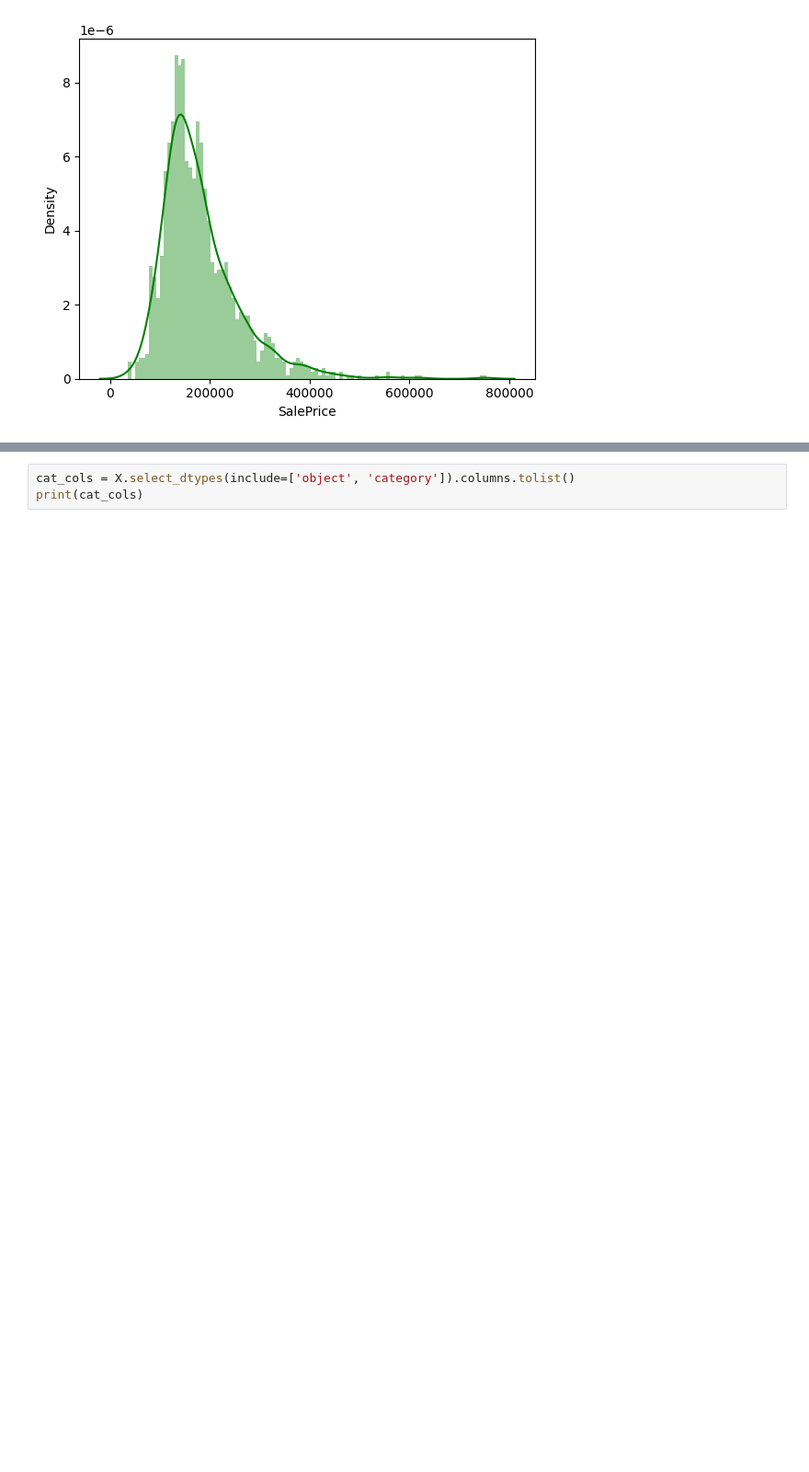
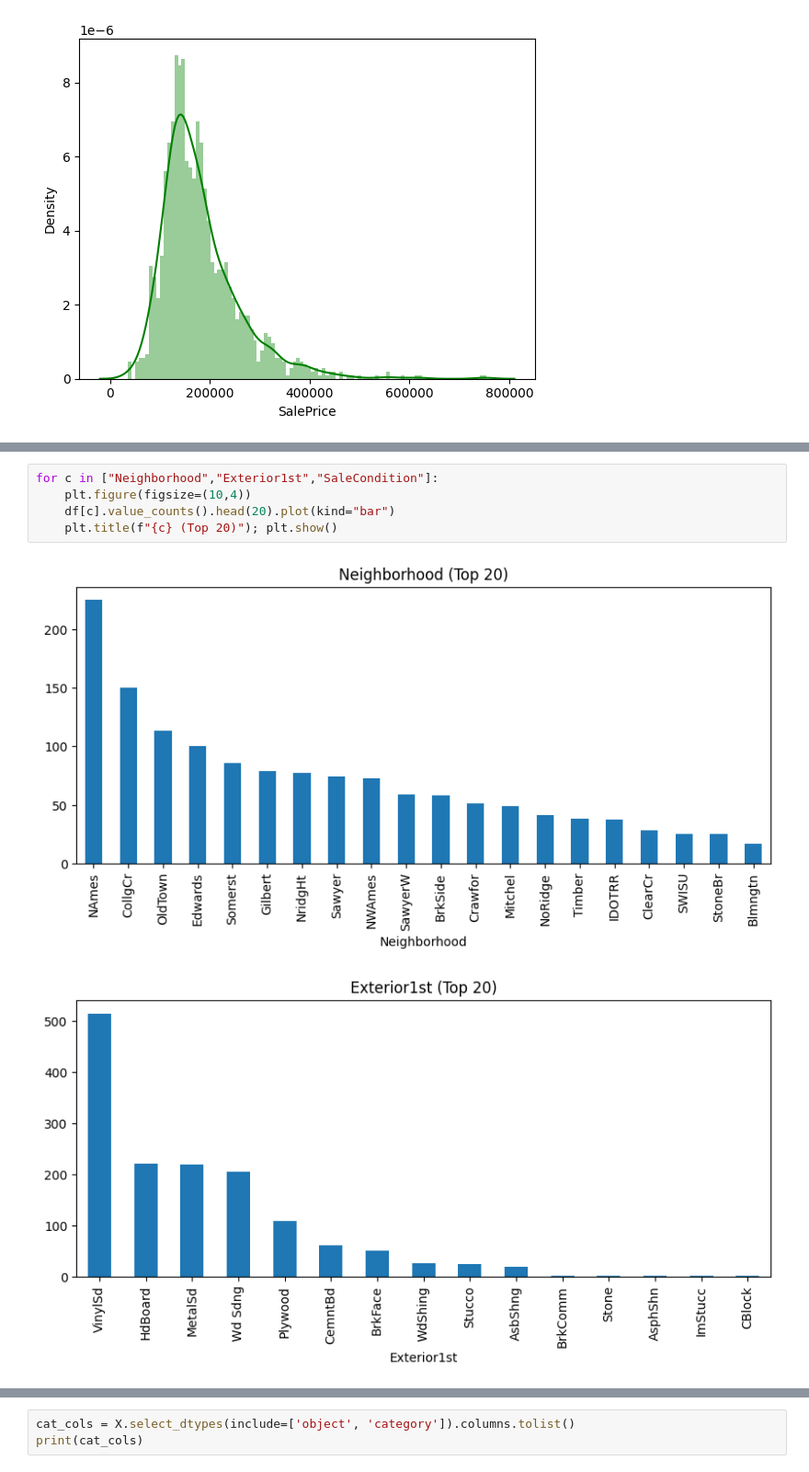
Before and after one commit to ArulR1006/Dataset, a Jupyter notebook: notebook5e76b4f70e.ipynb, the cells around one changed output, grey strips where cells are left out. Shown at 92% size. Saved outputs shown, nothing was run; the diff lists cells and outputs as text; blank space fills up the shorter version.

```diff
--- a/notebook5e76b4f70e.ipynb
+++ b/notebook5e76b4f70e.ipynb
@@ -117,0 +113,8 @@ df.head(10)
+# %%
+for c in ["Neighborhood","Exterior1st","SaleCondition"]:
+    plt.figure(figsize=(10,4))
+    df[c].value_counts().head(20).plot(kind="bar")
+    plt.title(f"{c} (Top 20)"); plt.show()
+# %% [output]
+[figure, added]
+[figure, added]
```
Also changed, not shown: parts of 13 cells of this notebook.
